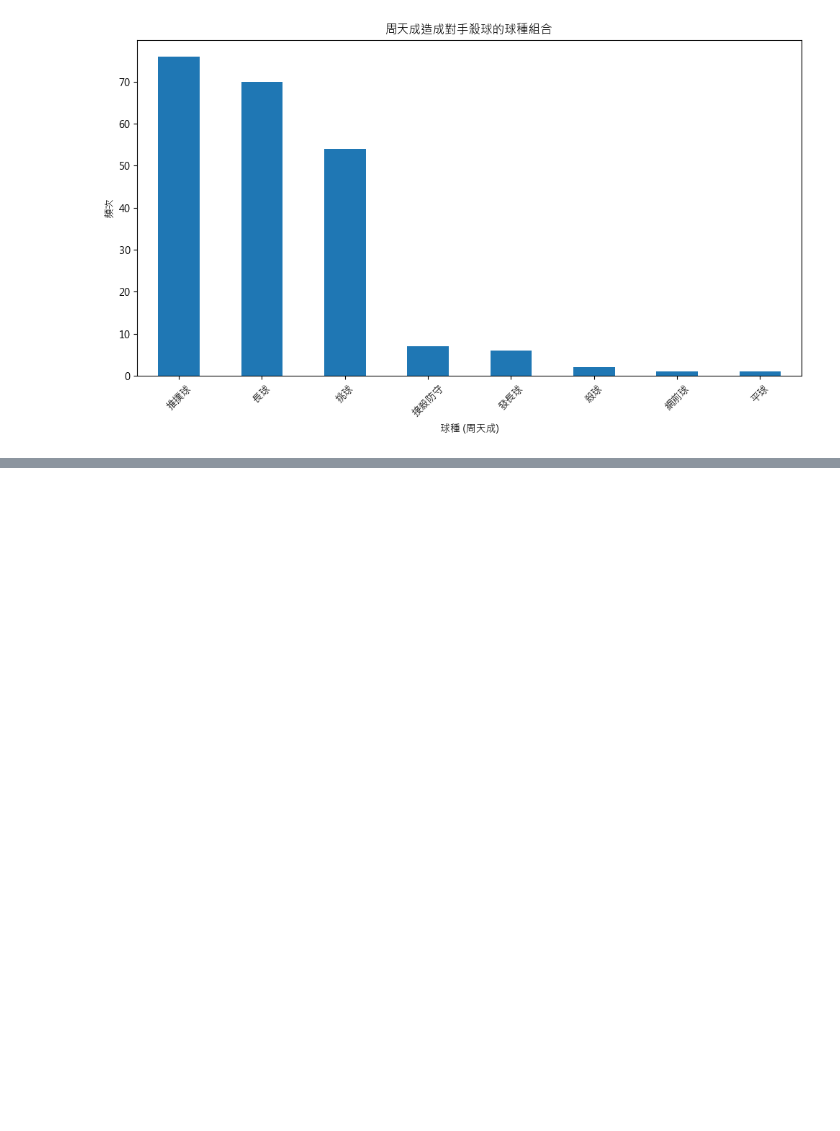
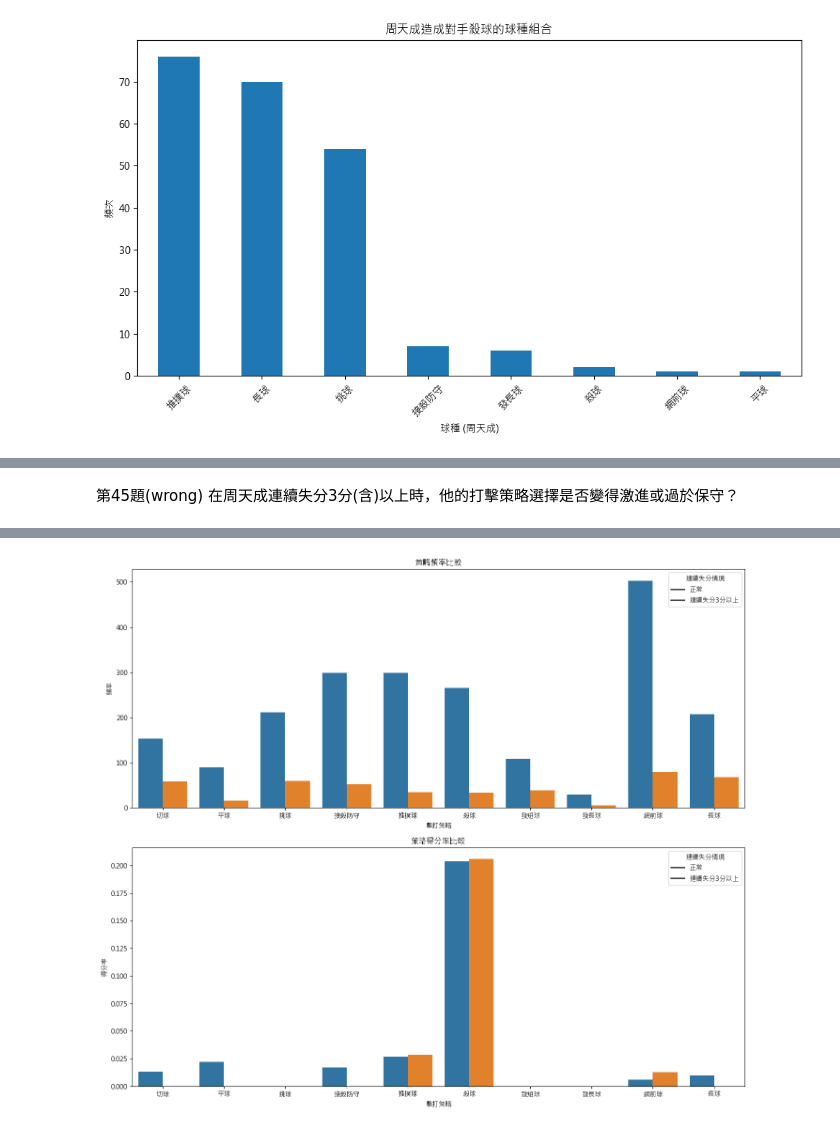
Before and after one commit to DanielTeng0811/BadmintonAI, a Jupyter notebook: question_ans_final.ipynb, the cells around one changed output, grey strips where cells are left out. Saved outputs shown, nothing was run; the diff lists cells and outputs as text; code cells hidden in the pictures; blank space fills up the shorter version.

```diff
--- a/question_ans_final.ipynb
+++ b/question_ans_final.ipynb
@@ -2236,0 +2469,67 @@ Name: count, dtype: int64
+# %% [markdown]
+第45題(wrong)
+在周天成連續失分3分(含)以上時，他的打擊策略選擇是否變得激進或過於保守？
+# %%
+import pandas as pd
+import numpy as np
+
+# 確認數據量是否大於0
+if len(df) > 0:
+    # 處理缺失值，對於getpoint_player用適當的方式處理（因為可能有空值）
+    df.loc[:, 'getpoint_player'] = df['getpoint_player'].fillna('')
+
+    # 添加場上狀況
+    df['is_chou_score_status'] = df['score_status'] <= -3
+
+    # 根據player過濾出周天成的數據
+    chou_df = df[df['player'] == 'CHOU Tien Chen']
+
+    # 在各種情境下計算打擊策略的頻率和效果
+    strategy_df = chou_df.groupby(['is_chou_score_status', 'type']).agg(
+        frequency=('type', 'size'),
+        points_won=('getpoint_player', lambda x: (x == 'CHOU Tien Chen').sum())
+    ).reset_index()
+
+    # 添加策略效果（得分率）
+    strategy_df['effectiveness'] = strategy_df['points_won'] / strategy_df['frequency']
+
+    # 分別將連續失分情境和非失分情境數據取出
+    losing_streak_df = strategy_df[strategy_df['is_chou_score_status']]
+    normal_df = strategy_df[~strategy_df['is_chou_score_status']]
+
+    # 打印策略選擇和得分效果比較
+    print("周天成在失分連續3分或以上的情況下策略選擇和效果：")
+    print(losing_streak_df)
+    print("\n周天成在正常情況下策略選擇和效果：")
+    print(normal_df)
+
+    # 可視化策略選擇頻率和得分效果
+    import platform
+    import matplotlib.pyplot as plt
+    import seaborn as sns
+
+    s = platform.system()
+    plt.rcParams['font.sans-serif'] = ['Arial Unicode MS', 'PingFang TC'] if s == 'Darwin' else ['Microsoft JhengHei', 'SimHei'] if s == 'Windows' else ['WenQuanYi Zen Hei']
+    plt.rcParams['axes.unicode_minus'] = False
+
+    fig, axes = plt.subplots(2, 1, figsize=(14, 12))
+
+    #策略頻率
+    sns.barplot(x='type', y='frequency', hue='is_chou_score_status', data=strategy_df, ax=axes[0])
+    axes[0].set_title('策略頻率比較')
+    axes[0].set_ylabel('頻率')
+    axes[0].set_xlabel('擊打策略')
+    axes[0].legend(title='連續失分情境', labels=['正常', '連續失分3分以上'])
+
+    #策略效果
+    sns.barplot(x='type', y='effectiveness', hue='is_chou_score_status', data=strategy_df, ax=axes[1])
+    axes[1].set_title('策略得分率比較')
+    axes[1].set_ylabel('得分率')
+    axes[1].set_xlabel('擊打策略')
+    axes[1].legend(title='連續失分情境', labels=['正常', '連續失分3分以上'])
+
+    plt.tight_layout()
+    fig.savefig('strategy_comparison.png')
+else:
+    print("數據集中沒有資料，無法進行分析。")
+# %% [output]
@@ -2236,0 +2553 @@ Name: count, dtype: int64
+[figure, added]
```
Also changed, not shown: parts of 13 cells of this notebook, 4 other files.
